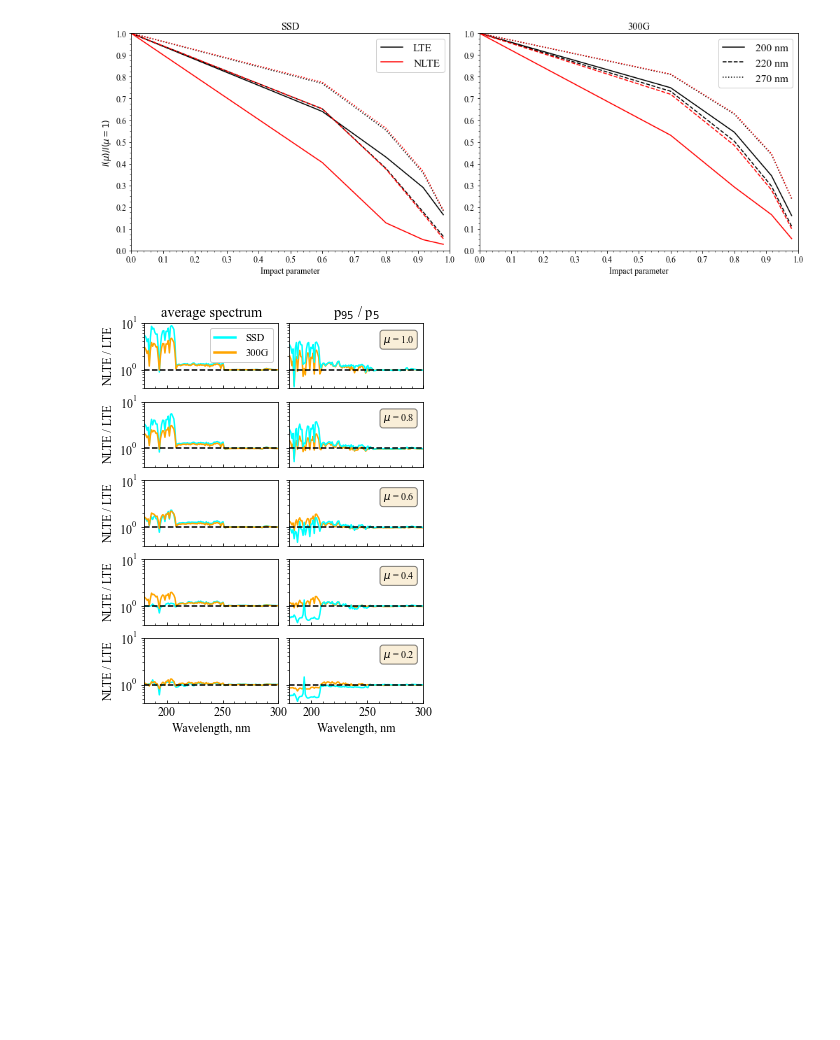
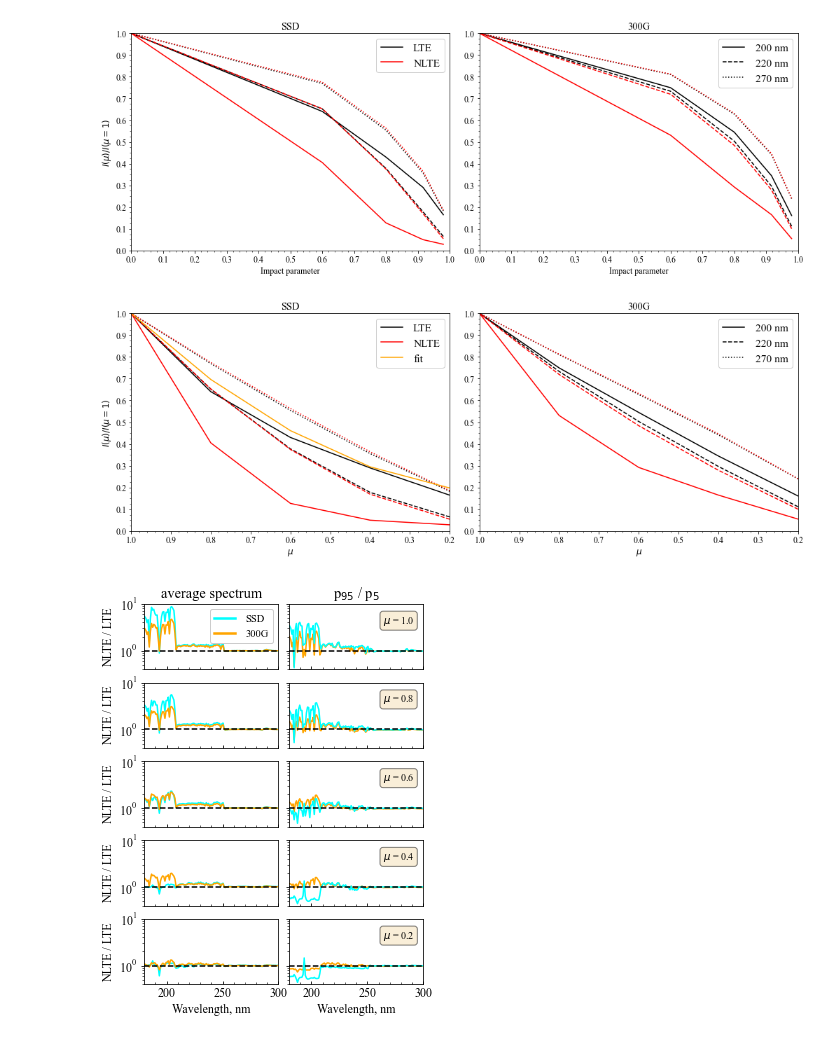
Before and after one commit to rtagirov/1.5D_mac, a Jupyter notebook: veronika/nlte_spec_veronika.ipynb, the cells around one changed output. Saved outputs shown, nothing was run; the diff lists cells and outputs as text; code cells hidden in the pictures; blank space fills up the shorter version.

```diff
--- a/veronika/nlte_spec_veronika.ipynb
+++ b/veronika/nlte_spec_veronika.ipynb
@@ -668,6 +668,86 @@ plt.savefig('./fig/clv_200_220_270.pdf', bbox_inches = 'tight')
 plt.show()
 # %% [output]
 [figure]
+# %%
+from matplotlib.ticker import AutoMinorLocator
+from matplotlib.ticker import MultipleLocator
+
+import matplotlib.pyplot as plt
+
+plt.close('all')
+
+mu = ['0.2', '0.4', '0.6', '0.8', '1.0']
+
+mus = np.array([0.2, 0.4, 0.6, 0.8, 1.0])
+
+p = np.sqrt(1.0 - mus**2.0)
+
+w = np.arange(180, 300, 1) + 0.5
+
+plt.rcParams.update({'font.size': 12})
+plt.rcParams["font.family"] = 'Times New Roman'
+
+props = dict(boxstyle = 'round', facecolor = 'wheat', alpha = 0.5)
+
+fig, ax = plt.subplots(nrows = 1, ncols = 2, figsize = (14, 5))
+
+fig.tight_layout()
+
+ax[0].plot(mus, Is_lte[:,  20] / Is_lte[4,  20],   color = 'k', label = 'LTE')
+ax[0].plot(mus, Is_lte[:,  40] / Is_lte[4,  40],   color = 'k', linestyle = '--')
+ax[0].plot(mus, Is_lte[:,  90] / Is_lte[4,  90],   color = 'k', linestyle = ':')
+
+ax[0].plot(mus, Is_nlte[:,  20] / Is_nlte[4,  20], color = 'r', label = 'NLTE')
+ax[0].plot(mus, Is_nlte[:,  40] / Is_nlte[4,  40], color = 'r', linestyle = '--')
+ax[0].plot(mus, Is_nlte[:,  90] / Is_nlte[4,  90], color = 'r', linestyle = ':')
+
+ax[1].plot(mus, I3_lte[:, 20] / I3_lte[4, 20], color = 'k', label = '200 nm')
+ax[1].plot(mus, I3_lte[:, 40] / I3_lte[4, 40], color = 'k', label = '220 nm', linestyle = '--')
+ax[1].plot(mus, I3_lte[:, 90] / I3_lte[4, 90], color = 'k', label = '270 nm', linestyle = ':')
+
+ax[1].plot(mus, I3_nlte[:, 20] / I3_nlte[4, 20], color = 'r')
+ax[1].plot(mus, I3_nlte[:, 40] / I3_nlte[4, 40], color = 'r', linestyle = '--')
+ax[1].plot(mus, I3_nlte[:, 90] / I3_nlte[4, 90], color = 'r', linestyle = ':')
+
+ax[0].plot(mus, 0.1693 - 0.0304*mus + 0.8611*mus**2, color = 'orange', label = 'fit')
+
+leg = ax[0].legend(framealpha = 1, loc = 1, handletextpad = 1, prop = {'size': 15.5})
+leg = ax[1].legend(framealpha = 1, loc = 1, handletextpad = 1, prop = {'size': 15.5})
+
+ax[0].set_xlim(1, 0.2)
+ax[1].set_xlim(1, 0.2)
+
+#ax[0].set_xlim(0, 1)
+#ax[1].set_xlim(0, 1)
+
+ax[0].set_ylim(0, 1)
+ax[1].set_ylim(0, 1)
+
+ax[0].set_xlabel(r'$\mu$')
+ax[1].set_xlabel(r'$\mu$')
+
+ax[0].set_ylabel(r'$I(\mu) / I(\mu = 1)$')
+
+ax[0].set_title('SSD')
+ax[1].set_title('300G')
+
+ax[0].xaxis.set_major_locator(MultipleLocator(0.1))
+ax[0].xaxis.set_minor_locator(AutoMinorLocator(5))
+
+ax[1].xaxis.set_major_locator(MultipleLocator(0.1))
+ax[1].xaxis.set_minor_locator(AutoMinorLocator(5))
+
+ax[0].yaxis.set_major_locator(MultipleLocator(0.1))
+ax[0].yaxis.set_minor_locator(AutoMinorLocator(4))
+
+ax[1].yaxis.set_major_locator(MultipleLocator(0.1))
+ax[1].yaxis.set_minor_locator(AutoMinorLocator(4))
+
+plt.savefig('./fig/clv_200_220_270.pdf', bbox_inches = 'tight')
+
+plt.show()
+# %% [output]
+[figure, added]
 # %%
 from matplotlib.ticker import AutoMinorLocator
 from matplotlib.ticker import MultipleLocator
```
